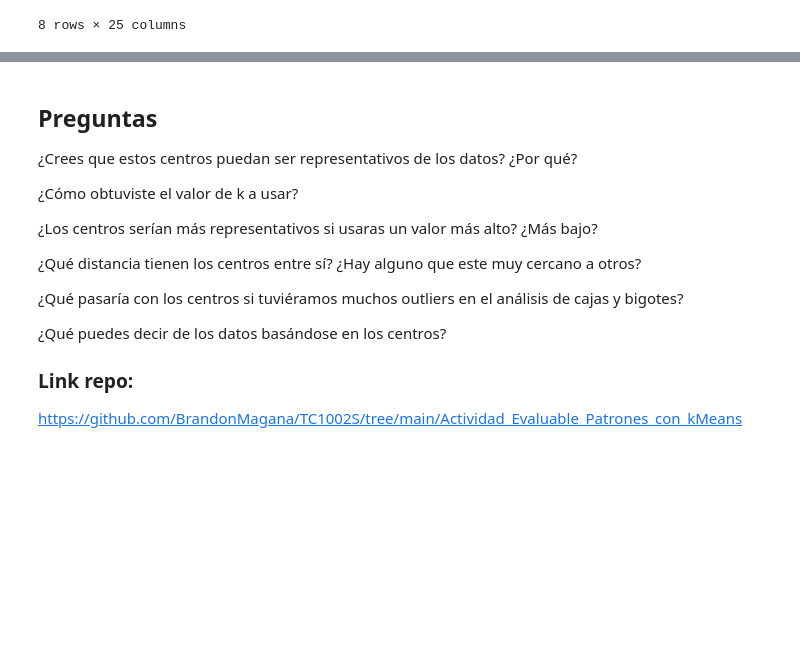
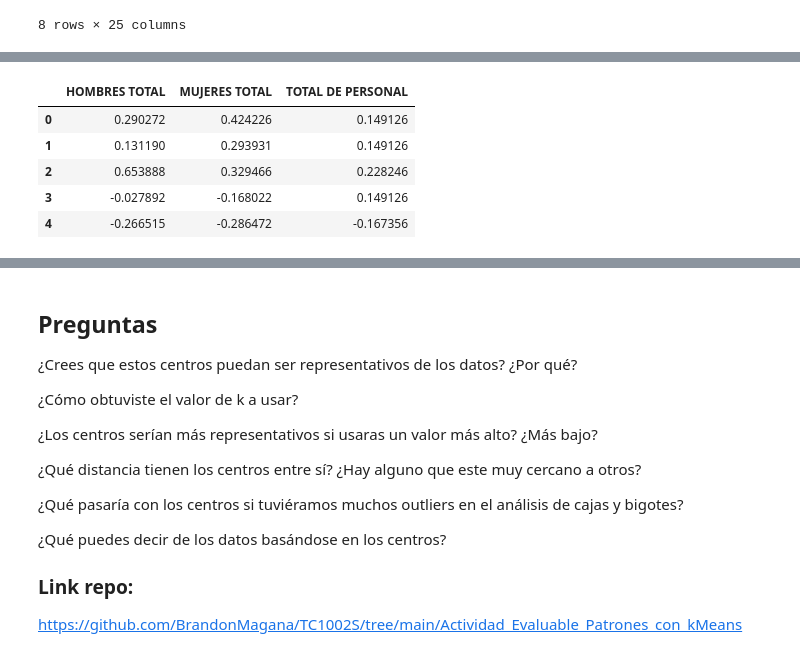
Before and after one commit to BrandonMagana/TC1002S, a Jupyter notebook: Actividad_Evaluable_Patrones_con_kMeans/Actividad3.ipynb, the cells around one changed output, grey strips where cells are left out. Saved outputs shown, nothing was run; the diff lists cells and outputs as text; code cells hidden in the pictures; blank space fills up the shorter version.

```diff
--- a/Actividad_Evaluable_Patrones_con_kMeans/Actividad3.ipynb
+++ b/Actividad_Evaluable_Patrones_con_kMeans/Actividad3.ipynb
@@ -74,0 +69,21 @@ fig.show()
+# %%
+from sklearn.preprocessing import StandardScaler
+
+# Seleccionamos las variables a normalizar
+numeric_cols = ['HOMBRES TOTAL', 'MUJERES TOTAL','TOTAL DE PERSONAL']
+X = df.loc[:, numeric_cols]
+
+# Hacemos el escalamiento.
+scaler = StandardScaler()
+X_norm = scaler.fit_transform(X)
+
+# El escalador nos genera una matriz de numpy. Vamos a convertirlo en DF
+X_norm = pd.DataFrame(X_norm, columns=numeric_cols)
+X_norm.head()
+# %% [output]
+|  | HOMBRES TOTAL | MUJERES TOTAL | TOTAL DE PERSONAL |
+| 0 | 0.290272 | 0.424226 | 0.149126 |
+| 1 | 0.131190 | 0.293931 | 0.149126 |
+| 2 | 0.653888 | 0.329466 | 0.228246 |
+| 3 | -0.027892 | -0.168022 | 0.149126 |
+| 4 | -0.266515 | -0.286472 | -0.167356 |
```
Also changed, not shown: parts of 4 cells of this notebook, 1 other file.
